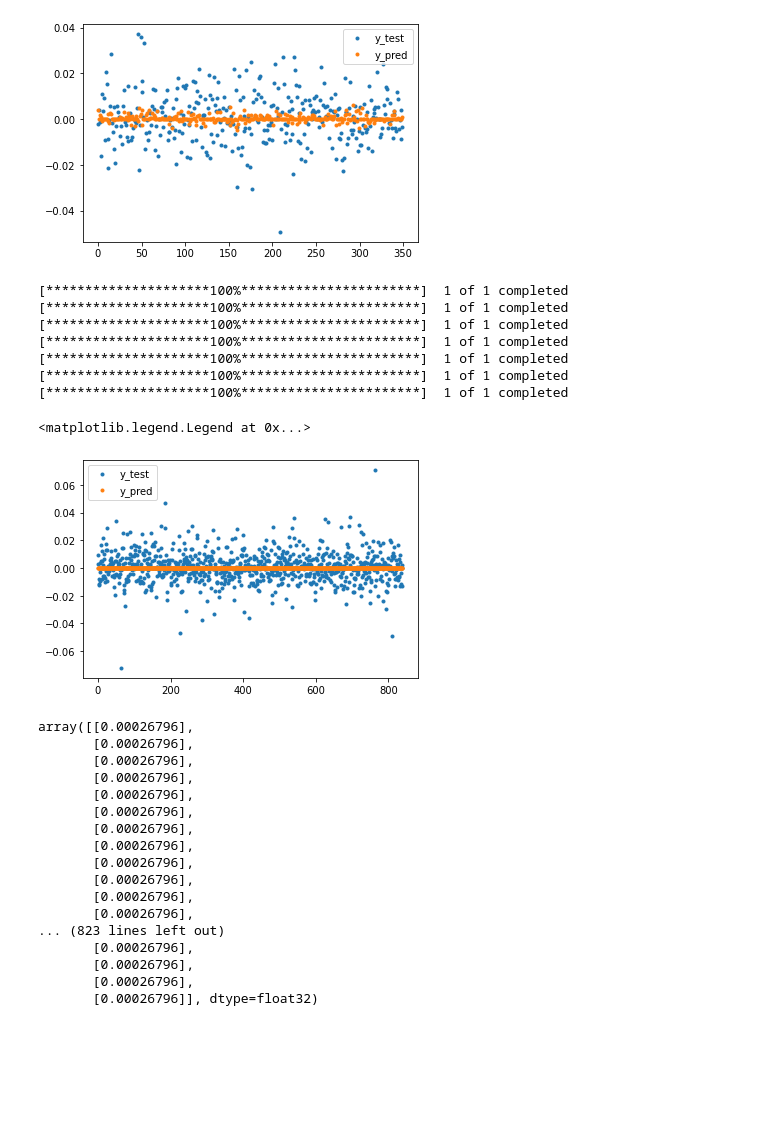
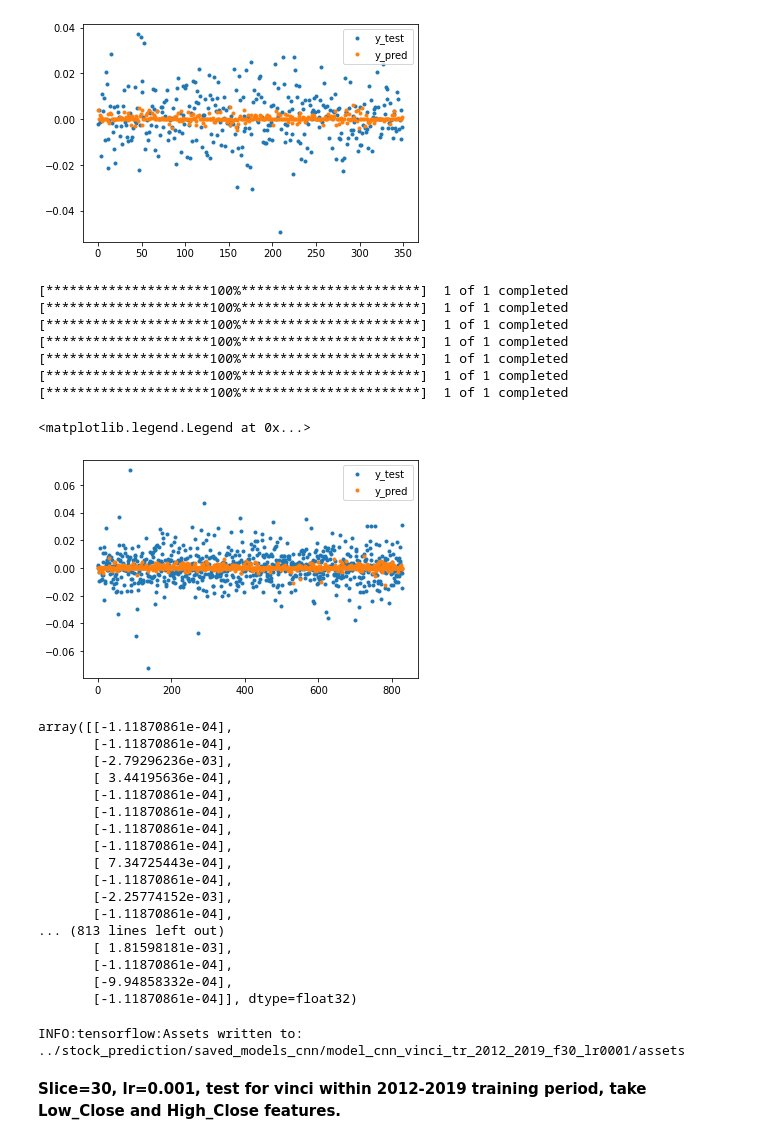
Before and after one commit to Jaouad-AHRAOUI/stock_prediction, a Jupyter notebook: notebooks/improve_cnn.ipynb, the cells around one changed output. Saved outputs shown, nothing was run; the diff lists cells and outputs as text; code cells hidden in the pictures; blank space fills up the shorter version.

```diff
--- a/notebooks/improve_cnn.ipynb
+++ b/notebooks/improve_cnn.ipynb
@@ -136,7 +136,7 @@ def shift_sequences(df, idx, length=20, horizon=1):
     y=[]
     for start in range(last_possible):
         X.append(df[start: start+length].values)
-        y.append(df.iloc[start+length+horizon][f'Return_{idx}'])
+        y.append(df.iloc[start+length+horizon-1][f'Return_{idx}'])
 
     # random permutation of the sequences to train
     perm = np.random.permutation(last_possible)
@@ -166,13 +166,13 @@ def train_model(df,
                 train_threshold=0.6,
                 val_threshold=0.8,
                 nb_sequences=50,
-                len_=20,
-                l_rate=0.01,
+                len_=30,
+                l_rate=0.001,
                 momentum=0.9,
                 loss='MAE',
                 metric=MAE,
                 patience=50,
-                batch_size=32,
+                batch_size=128,
                 horizon=1,
                 plot_history=False,
                 verbose=2):
@@ -203,6 +203,7 @@ def train_model(df,
     #     X_train_loc, y_train_loc = get_X_y(df_train, idx_loc, length=len_, number_of_sequences=nb_sequences)
     #     X_val_loc, y_val_loc = get_X_y(df_val, idx_loc, length=len_, number_of_sequences=nb_sequences) #round(nb_sequences*0.2)
     #     X_test_loc, y_test_loc = get_X_y(df_test, idx_loc, length=len_, number_of_sequences=nb_sequences) #round(nb_sequences*0.2)
+
 
         X_train_loc, y_train_loc = shift_sequences(df_train, idx_loc, length=len_)
         X_val_loc, y_val_loc = shift_sequences(df_val, idx_loc, length=len_)
@@ -250,23 +251,23 @@ def train_model(df,
 #     model.add(layers.GRU(30, return_sequences=True, activation='tanh'))
 #     model.add(layers.GRU(20, return_sequences=False, activation='tanh'))
 
-    model.add(layers.Conv1D(128, 2, activation='relu'))
-    model.add(layers.Dropout(0.2))
+    model.add(layers.Conv1D(128, 2, activation='relu', kernel_initializer="glorot_uniform"))
+#     model.add(layers.Dropout(0.2))
     model.add(layers.MaxPool1D(pool_size=2))
 
-    model.add(layers.Conv1D(64, 2, activation='relu'))
-    model.add(layers.Dropout(0.2))
+    model.add(layers.Conv1D(64, 2, activation='relu', kernel_initializer="glorot_uniform"))
+#     model.add(layers.Dropout(0.1))
     model.add(layers.MaxPool1D(pool_size=2))
 
-    model.add(layers.Conv1D(32, 2, activation='relu'))
-    model.add(layers.Dropout(0.2))
+    model.add(layers.Conv1D(32, 2, activation='relu', kernel_initializer="glorot_uniform"))
+#     model.add(layers.Dropout(0.1))
     model.add(layers.MaxPool1D(pool_size=2))
 
     model.add(layers.Flatten())
 
-    model.add(layers.Dense(16, activation='relu'))
-    model.add(layers.Dropout(0.1))
-    model.add(layers.Dense(1, activation='linear'))
+    model.add(layers.Dense(16, activation='relu', kernel_initializer="glorot_uniform"))
+#     model.add(layers.Dropout(0.1))
+    model.add(layers.Dense(1, activation='linear', kernel_initializer="glorot_uniform"))
 
 #     model.add(layers.LSTM(50, return_sequences=True, activation='tanh', kernel_regularizer=regularizers.l2(regul)))
 #     model.add(layers.LSTM(30, return_sequences=True, activation='tanh', kernel_regularizer=regularizers.l2(regul)))
@@ -582,42 +588,48 @@ Prediction of stock return on J+1: [[ 3.8540452e-03]
 # %%
 #---Select time period
 data_to_predict, idx_ = load_data_api('vinci', start_date='2016-01-01', end_date = '2019-06-14')
 
 #---Create sequences for X and y
-X_test_, y_test_ = shift_sequences(df = data_to_predict, idx = idx_, length=20)
+X_test_, y_test_ = shift_sequences(df = data_to_predict, idx = idx_, length=30)
 
 prediction_30 = model_30.predict(X_test_)
 
 plt.plot(y_test_, '.', label='y_test')
 plt.plot(prediction_30, '.', label = 'y_pred') #['vinci']
 plt.legend()
 # %% [output]
 [*********************100%***********************]  1 of 1 completed
 [*********************100%***********************]  1 of 1 completed
 [*********************100%***********************]  1 of 1 completed
 [*********************100%***********************]  1 of 1 completed
 [*********************100%***********************]  1 of 1 completed
 [*********************100%***********************]  1 of 1 completed
 [*********************100%***********************]  1 of 1 completed
 <matplotlib.legend.Legend at 0x...>
-[figure, old version]
+[figure, new version]
 # %%
 prediction_30
 # %% [output]
-array([[0.00026796],
-       [0.00026796],
-       [0.00026796],
-       [0.00026796],
-       [0.00026796],
-       [0.00026796],
-       [0.00026796],
-       [0.00026796],
-       [0.00026796],
-       [0.00026796],
-       [0.00026796],
-       [0.00026796],
-... (823 lines left out)
-       [0.00026796],
-       [0.00026796],
-       [0.00026796],
-       [0.00026796]], dtype=float32)
+array([[-1.11870861e-04],
+       [-1.11870861e-04],
+       [-2.79296236e-03],
+       [ 3.44195636e-04],
+       [-1.11870861e-04],
+       [-1.11870861e-04],
+       [-1.11870861e-04],
+       [-1.11870861e-04],
+       [ 7.34725443e-04],
+       [-1.11870861e-04],
+       [-2.25774152e-03],
+       [-1.11870861e-04],
+... (813 lines left out)
+       [ 1.81598181e-03],
+       [-1.11870861e-04],
+       [-9.94858332e-04],
+       [-1.11870861e-04]], dtype=float32)
+# %%
+model_vinci.save('../stock_prediction/saved_models_cnn/model_cnn_vinci_tr_2012_2019_f30_lr0001')
+# %% [output]
+INFO:tensorflow:Assets written to: ../stock_prediction/saved_models_cnn/model_cnn_vinci_tr_2012_2019_f30_lr0001/assets
+# %% [markdown]
+**Slice=30, lr=0.001, test for vinci within 2012-2019 training period, take Low_Close and High_Close features.**
```
Also changed, not shown: parts of 13 cells of this notebook, 5 other files.
